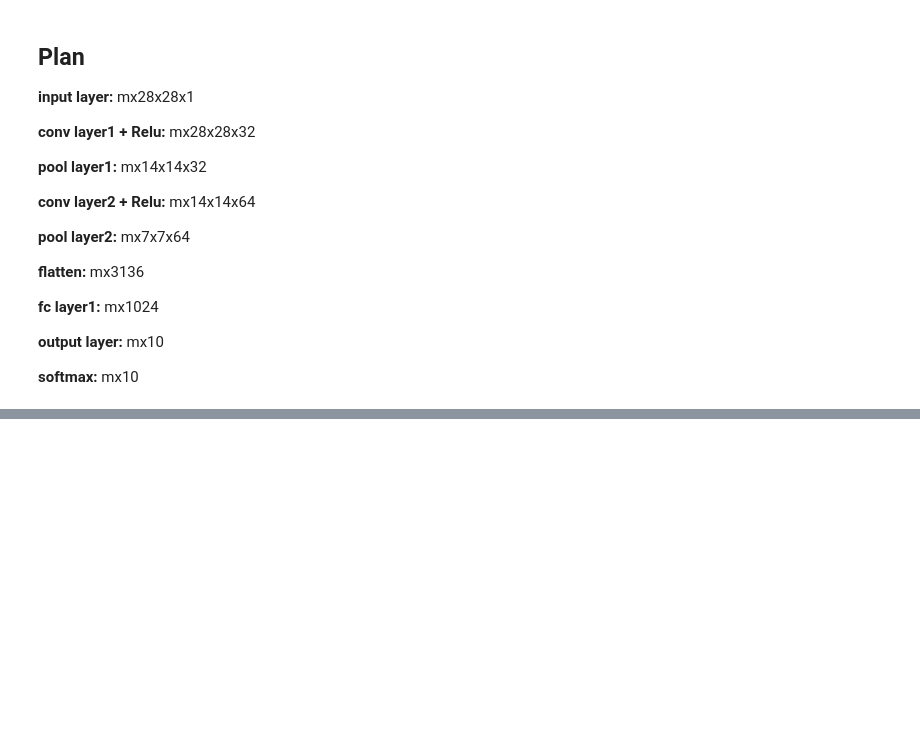
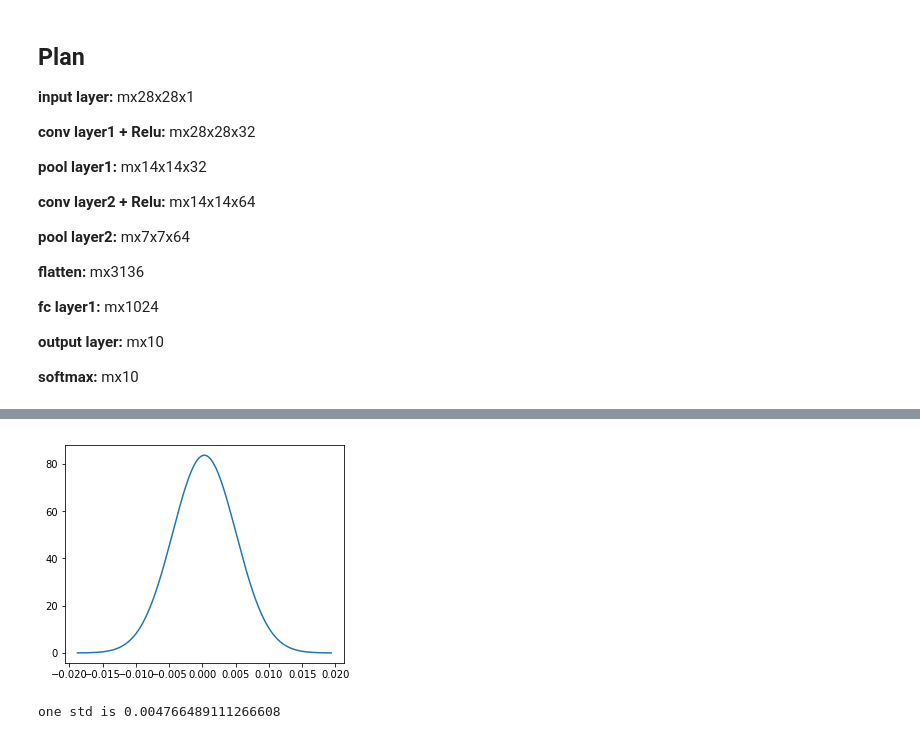
Before and after one commit to wssrcok/DeepLearning, a Jupyter notebook: CNN/MNIST_code/cnn_mnist.ipynb, the cells around one changed output, grey strips where cells are left out. Drawn from its saved outputs; the diff is of its cells as text; code cells hidden in the pictures; blank space fills up the shorter version.

```diff
--- a/CNN/MNIST_code/cnn_mnist.ipynb
+++ b/CNN/MNIST_code/cnn_mnist.ipynb
@@ -122,5 +119,5 @@ Cost after iteration 2: 1.647081
 # %%
 #further training on the same model
-parameters, parameters_conv, grads, conv_grads = cnn_model(input_layer[0:1024], train_labels[:,0:1024], layers_dims, filter_dims,
-                                                           truncate = 0, batch_size = 128, learning_rate = 0.05, num_iterations = 5, parameters = parameters, parameters_conv = parameters_conv, print_cost = True)
+parameters, parameters_conv, grads, conv_grads = cnn_model(input_layer[0:256], train_labels[:,0:256], layers_dims, filter_dims,
+                                                           truncate = 4, batch_size = 32, learning_rate = 0.01, num_iterations = 5, parameters = parameters, parameters_conv = parameters_conv, print_cost = True)
 # %% [output]
@@ -221,3 +231,16 @@ out = np.concatenate((parameters_conv['W1'].reshape(-1),parameters_conv['W3'].re
                       conv_grads['db1'].reshape(-1),conv_grads['db3'].reshape(-1)))
 out = out.reshape(-1,8)
 np.savetxt("parameters.csv", out, delimiter=",")
+# %%
+out = np.concatenate((grads['dW1'].reshape(-1), grads['db1'].reshape(-1),
+                     grads['dW2'].reshape(-1), grads['db2'].reshape(-1)))
+mu = np.mean(out)
+variance = np.var(out)
+sigma = math.sqrt(variance)
+x = np.linspace(mu - 4 * sigma , mu + 4 * sigma , 1000)
+plt.plot(x,mlab.normpdf(x, mu, sigma))
+plt.show()
+print("one std is",sigma)
+# %% [output]
+[figure, added]
+one std is 0.004766489111266608
```
Also changed, not shown: parts of 8 cells of this notebook, 12 other files.
